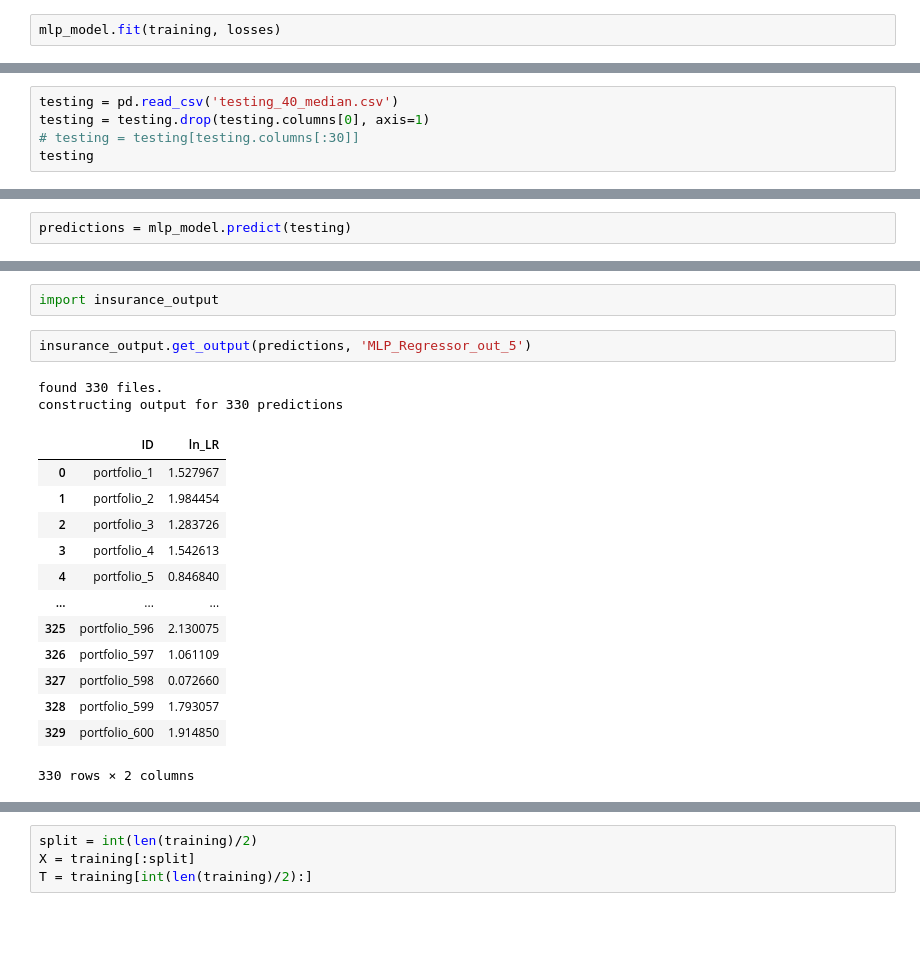
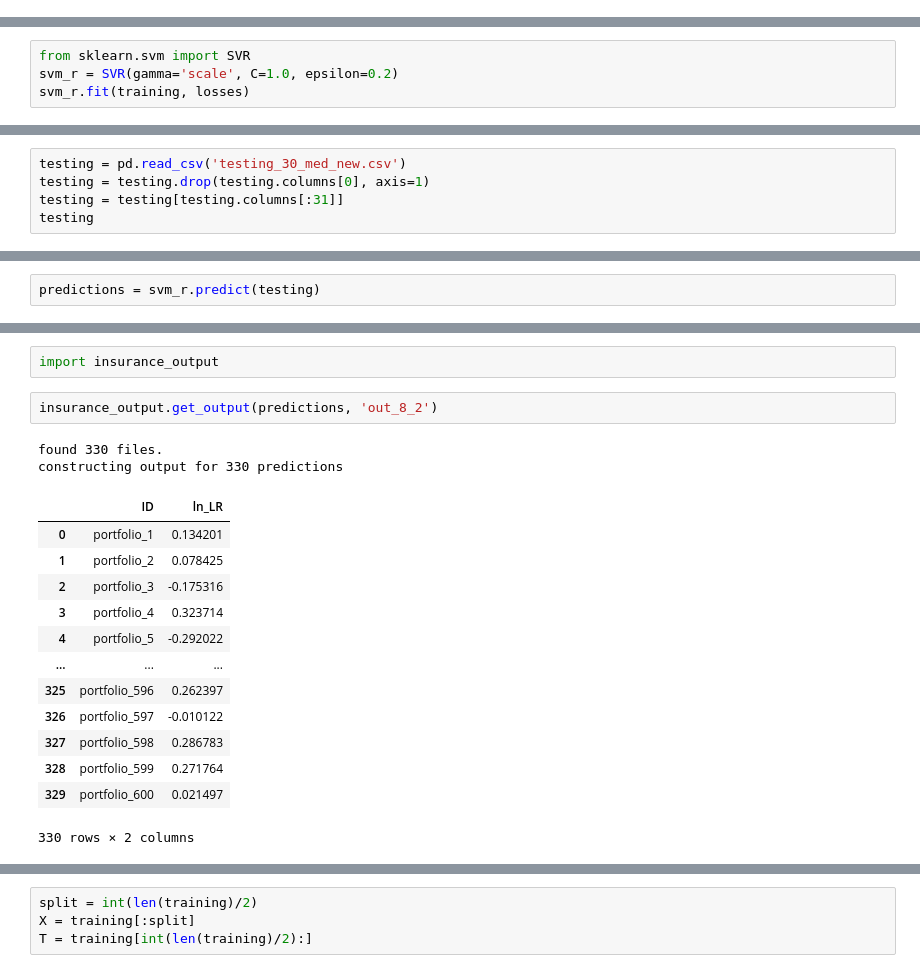
Before and after one commit to Rishant96/Big-Data-Final-Project, a Jupyter notebook: MLPRegressor.ipynb, the cells around one changed output, grey strips where cells are left out. Drawn from its saved outputs; the diff is of its cells as text; blank space fills up the shorter version.

```diff
--- a/MLPRegressor.ipynb
+++ b/MLPRegressor.ipynb
@@ -42,2 +41,0 @@ training
-# %%
-mlp_model.fit(training, losses)
@@ -51,0 +42,4 @@ MLPRegressor(activation='relu', alpha=0.0001, batch_size='auto', beta_1=0.9,
+# %%
+from sklearn.svm import SVR
+svm_r = SVR(gamma='scale', C=1.0, epsilon=0.2)
+svm_r.fit(training, losses)
@@ -52,7 +49,7 @@ MLPRegressor(activation='relu', alpha=0.0001, batch_size='auto', beta_1=0.9,
 # %%
-testing = pd.read_csv('testing_40_median.csv')
+testing = pd.read_csv('testing_30_med_new.csv')
 testing = testing.drop(testing.columns[0], axis=1)
-# testing = testing[testing.columns[:30]]
+testing = testing[testing.columns[:31]]
 testing
 # %% [output]
 |  | 0 | 1 | 2 | 3 | 4 | 5 | 6 | 7 | 8 | 9 | ... | ... |
@@ -71,2 +68,2 @@ testing
 # %%
-predictions = mlp_model.predict(testing)
+predictions = svm_r.predict(testing)
@@ -101,22 +96,22 @@ array([-1.62460084e-01,  2.55414668e-01, -2.43071448e-02, -8.59171950e-02,
 # %%
 import insurance_output
 # %%
-insurance_output.get_output(predictions, 'MLP_Regressor_out_5')
+insurance_output.get_output(predictions, 'out_8_2')
 # %% [output]
 found 330 files.
 constructing output for 330 predictions
 |  | ID | ln_LR |
-| 0 | portfolio_1 | 1.527967 |
-| 1 | portfolio_2 | 1.984454 |
-| 2 | portfolio_3 | 1.283726 |
-| 3 | portfolio_4 | 1.542613 |
-| 4 | portfolio_5 | 0.846840 |
+| 0 | portfolio_1 | 0.134201 |
+| 1 | portfolio_2 | 0.078425 |
+| 2 | portfolio_3 | -0.175316 |
+| 3 | portfolio_4 | 0.323714 |
+| 4 | portfolio_5 | -0.292022 |
 | ... | ... | ... |
-| 325 | portfolio_596 | 2.130075 |
-| 326 | portfolio_597 | 1.061109 |
-| 327 | portfolio_598 | 0.072660 |
-| 328 | portfolio_599 | 1.793057 |
-| 329 | portfolio_600 | 1.914850 |
+| 325 | portfolio_596 | 0.262397 |
+| 326 | portfolio_597 | -0.010122 |
+| 327 | portfolio_598 | 0.286783 |
+| 328 | portfolio_599 | 0.271764 |
+| 329 | portfolio_600 | 0.021497 |
 330 rows × 2 columns
 # %%
 losses
```
Also changed, not shown: parts of 34 cells of this notebook, 1 other file.
